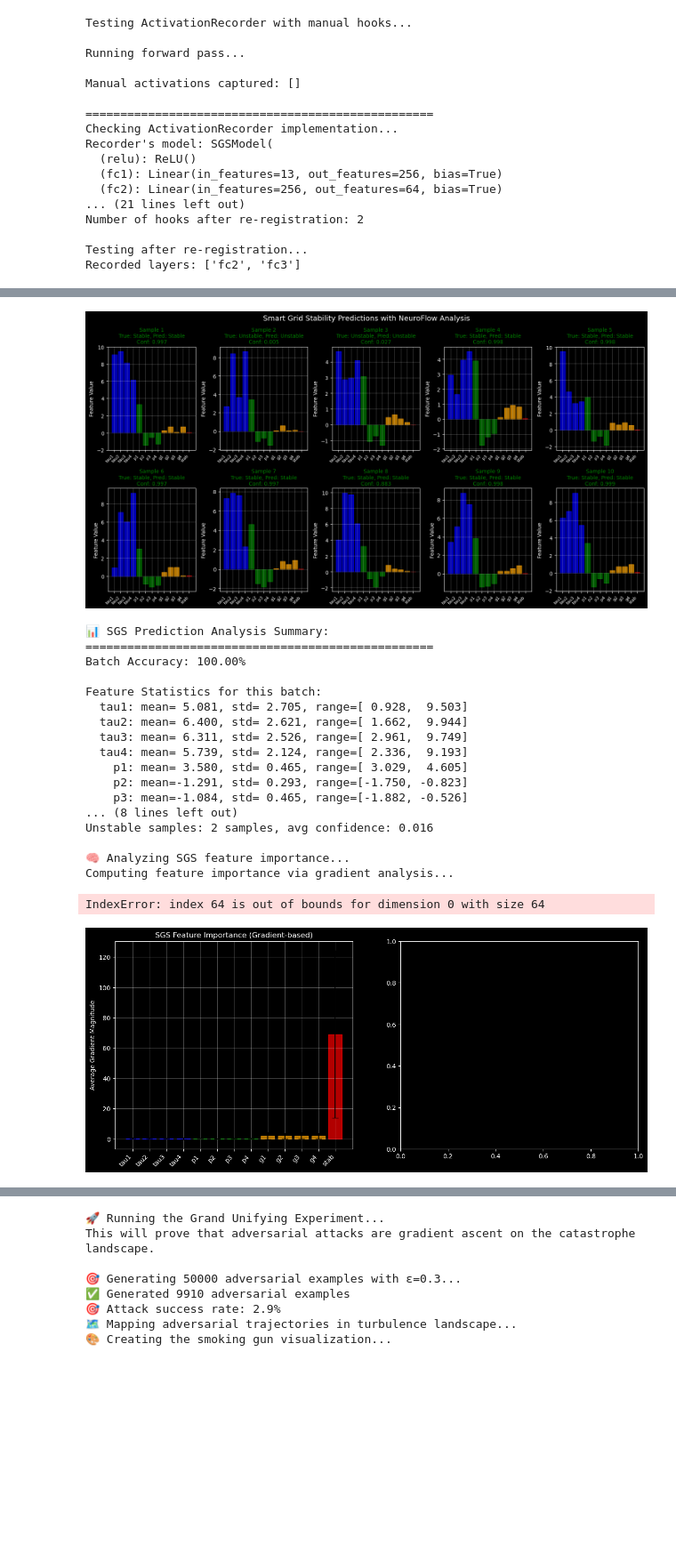
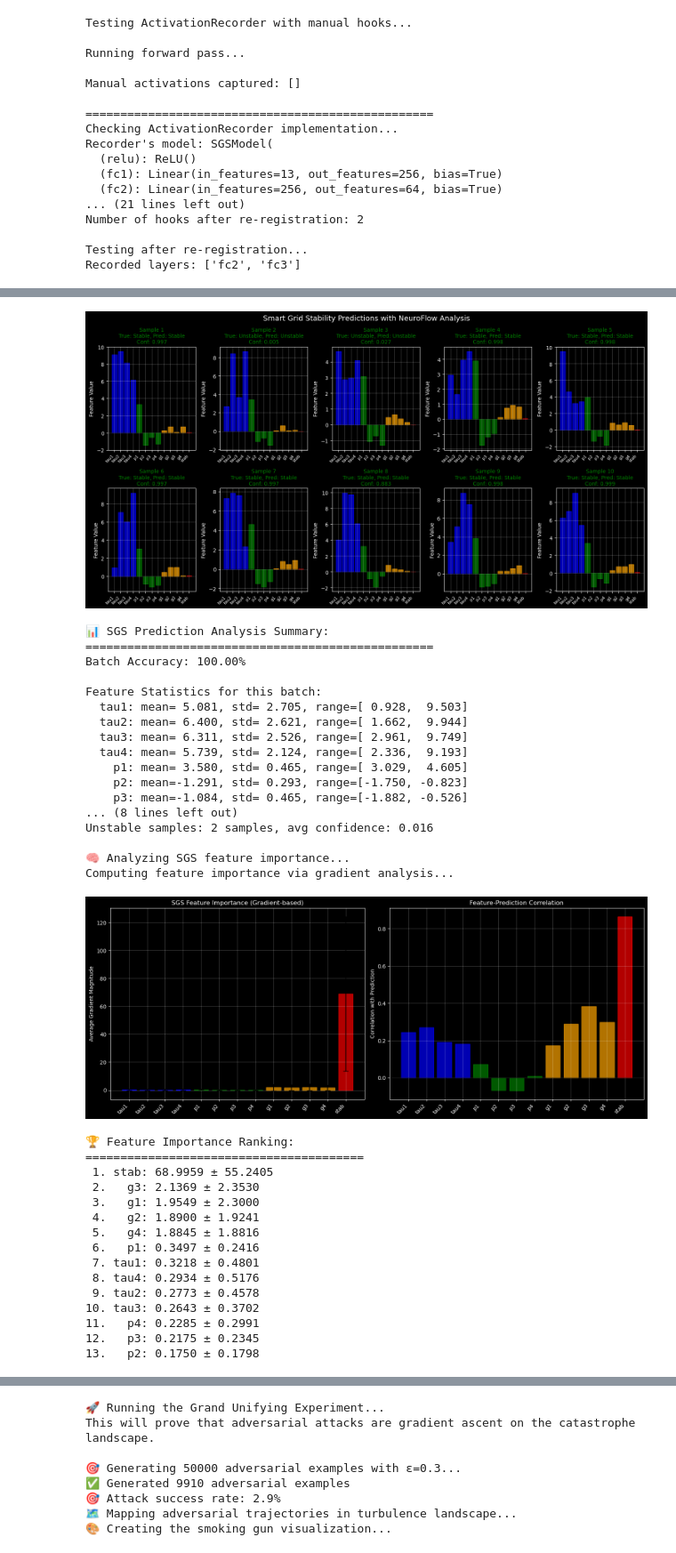
Before and after one commit to Ethycs/structure_net, a Jupyter notebook: neuroflow_demo_sgs.ipynb, the cells around one changed output, grey strips where cells are left out. Shown at 89% size. Cells and saved outputs as stored; diff of their text form; code cells hidden in the pictures; blank space fills up the shorter version.

```diff
--- a/neuroflow_demo_sgs.ipynb
+++ b/neuroflow_demo_sgs.ipynb
@@ -1361,6 +1361,8 @@ def visualize_sgs_predictions(model, data_loader, device='cpu', num_samples=10):
             true_label = int(target[i].item())
             pred_label = int(pred[i].item())
             confidence = pred_probs[i].item()
+
+            stab_margin = sample_data[-1]
 
             # Interpret binary labels
             true_status = "Stable" if true_label == 1 else "Unstable"
@@ -1475,13 +1477,22 @@ def analyze_sgs_feature_importance(model, data_loader, device='cpu', num_samples
 
     # Correlation between features and predictions
     predictions_array = np.array(all_predictions)
-    data_array = np.array([
-    data.cpu().numpy()
-    for data, _ in [
-        (next(iter(data_loader))[0][i], None)
-        for i in range(min(num_samples, len(all_predictions)))
-    ]
-    ])
+    collected = []
+    for data, _ in data_loader:
+        for sample in data:
+            collected.append(sample.cpu().numpy())
+            if len(collected) >= min(num_samples, len(all_predictions)):
+                break
+        if len(collected) >= min(num_samples, len(all_predictions)):
+            break
+    data_array = np.array(collected)
+    # data_array = np.array([
+    # data.cpu().numpy()
+    # for data, _ in [
+    #     (next(iter(data_loader))[0][i], None)
+    #     for i in range(min(num_samples, len(all_predictions)))
+    # ]
+    # ])
 
     # Feature correlation heatmap
     if len(data_array) > 0:
@@ -1515,35 +1526,49 @@ def analyze_sgs_feature_importance(model, data_loader, device='cpu', num_samples
         print(f"{rank:2d}. {feature_names[idx]:>4}: {importance:.4f} ± {std_importance[idx]:.4f}")
 
     return mean_importance, correlations
 
 # Run SGS-specific visualizations
 print("🔍 Visualizing SGS predictions...")
 visualize_sgs_predictions(model, test_loader, device, num_samples=10)
 
 print("\n🧠 Analyzing SGS feature importance...")
 importance, correlations = analyze_sgs_feature_importance(model, test_loader, device, num_samples=200)
 # %% [output]
 🔍 Visualizing SGS predictions...
 [figure]
 📊 SGS Prediction Analysis Summary:
 ==================================================
 Batch Accuracy: 100.00%
 
 Feature Statistics for this batch:
   tau1: mean= 5.081, std= 2.705, range=[ 0.928,  9.503]
   tau2: mean= 6.400, std= 2.621, range=[ 1.662,  9.944]
   tau3: mean= 6.311, std= 2.526, range=[ 2.961,  9.749]
   tau4: mean= 5.739, std= 2.124, range=[ 2.336,  9.193]
     p1: mean= 3.580, std= 0.465, range=[ 3.029,  4.605]
     p2: mean=-1.291, std= 0.293, range=[-1.750, -0.823]
     p3: mean=-1.084, std= 0.465, range=[-1.882, -0.526]
 ... (8 lines left out)
 Unstable samples: 2 samples, avg confidence: 0.016
 
 🧠 Analyzing SGS feature importance...
 Computing feature importance via gradient analysis...
+[figure, new version]
-IndexError: index 64 is out of bounds for dimension 0 with size 64
+🏆 Feature Importance Ranking:
+========================================
+ 1. stab: 68.9959 ± 55.2405
+ 2.   g3: 2.1369 ± 2.3530
+ 3.   g1: 1.9549 ± 2.3000
+ 4.   g2: 1.8900 ± 1.9241
+ 5.   g4: 1.8845 ± 1.8816
+ 6.   p1: 0.3497 ± 0.2416
+ 7. tau1: 0.3218 ± 0.4801
+ 8. tau4: 0.2934 ± 0.5176
+ 9. tau2: 0.2773 ± 0.4578
+10. tau3: 0.2643 ± 0.3702
+11.   p4: 0.2285 ± 0.2991
+12.   p3: 0.2175 ± 0.2345
+13.   p2: 0.1750 ± 0.1798
-[figure, old version]
 # %%
 # ===================================================================
 # 🌀 3D Turbulence and Decision Boundary Visualization
```
Also changed, not shown: parts of 2 cells of this notebook.
